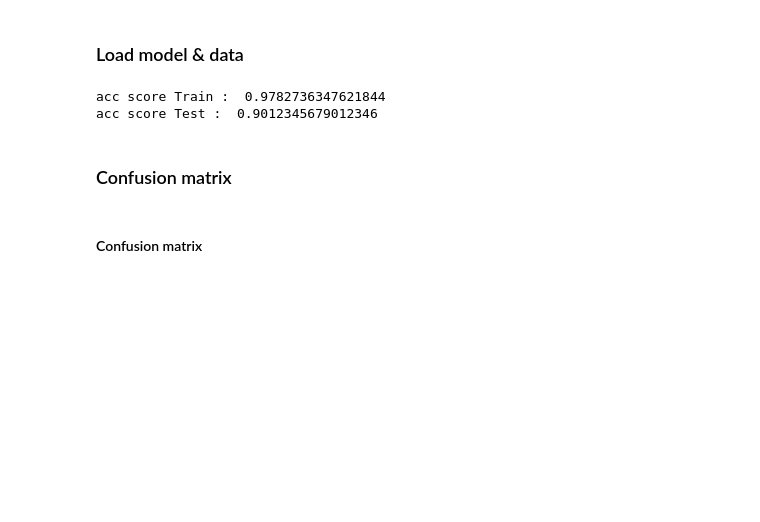
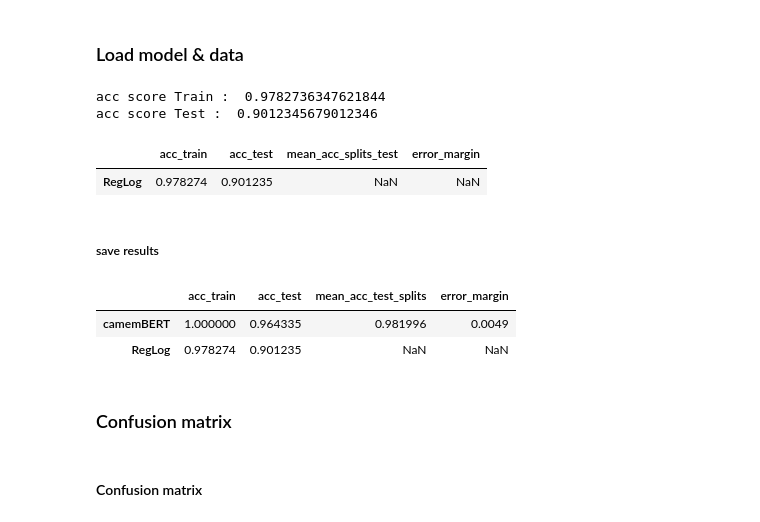
Before and after one commit to jeugregg/FakeNewsDetectionFr, a Jupyter notebook: 04_Train_evaluate_baseline.ipynb, the cells around one changed output. Cells and saved outputs as stored; diff of their text form; code cells hidden in the pictures; blank space fills up the shorter version.

```diff
--- a/04_Train_evaluate_baseline.ipynb
+++ b/04_Train_evaluate_baseline.ipynb
@@ -89,6 +90,8 @@ path_save_count_vect = PATH_FOLDER_SAVE + "/count_vect.pkl"
 path_save_tfidf_transformer = PATH_FOLDER_SAVE + "/tfidf_transformer.pkl"
 # path to save model log reg
 path_save_clf_log_reg = PATH_FOLDER_SAVE + "/clf_log_reg.pkl"
+# save df results
+PATH_DF_RES_SAVE = PATH_FOLDER_SAVE + '/df_res.pkl'
 
 RANDOM_STATE = 0
 
@@ -96,7 +99,7 @@ RANDOM_STATE = 0
 COMPUTERNAME = platform.node()
 
 # check if Google colab need Drive ?
-if re.match("^\d+", COMPUTERNAME):
+if re.match("^/content", os.getcwd()):
     print("GOOGLE COLAB MODE")
     from google.colab import drive
     drive.mount('/content/drive', force_remount=True)
@@ -532,15 +539,46 @@ X_test_tfidf = tfidf_transformer.transform(X_test_counts)
 y_train_pred = clf_log_reg.predict(X_train_tfidf)
 y_test_pred = clf_log_reg.predict(X_test_tfidf)
 
-print("acc score Train : ",
-      accuracy_score(df_news_clean[df_news_clean["train"] == True]["fake"],
-                     y_train_pred))
-print("acc score Test : ",
-      accuracy_score(df_news_clean[df_news_clean["train"] == False]["fake"],
-                     y_test_pred))
+acc_train = accuracy_score(
+    df_news_clean[df_news_clean["train"] == True]["fake"], y_train_pred)
+print("acc score Train : ", acc_train)
+
+acc_test = accuracy_score(
+    df_news_clean[df_news_clean["train"] == False]["fake"], y_test_pred)
+print("acc score Test : ", acc_test)
 # %% [output]
 acc score Train :  0.9782736347621844
 acc score Test :  0.9012345679012346
+# %%
+df_res = pd.DataFrame(index=["RegLog"],
+                      columns=["acc_train", "acc_test",
+                               "mean_acc_splits_test", "error_margin"],
+                      data=np.array([[acc_train, acc_test, np.nan, np.nan
+                                      ]]))
+df_res
+# %% [output]
+|  | acc_train | acc_test | mean_acc_splits_test | error_margin |
+| RegLog | 0.978274 | 0.901235 | NaN | NaN |
+# %% [markdown]
+##### save results
+# %%
+try:
+  df_res_disk = joblib.load(PATH_DF_RES_SAVE)
+  #df_res_in = df_res.copy()
+  try:
+    df_res_disk.loc["RegLog"] = df_res.loc["RegLog"]
+    df_res = df_res_disk.copy()
+  except:
+    df_res_disk.append(df_res)
+    df_res = df_res_disk.copy()
+except:
+  df_res_disk = None
+joblib.dump(df_res, PATH_DF_RES_SAVE)
+df_res
+# %% [output]
+|  | acc_train | acc_test | mean_acc_test_splits | error_margin |
+| camemBERT | 1.000000 | 0.964335 | 0.981996 | 0.0049 |
+| RegLog | 0.978274 | 0.901235 | NaN | NaN |
 # %% [markdown]
 ### Confusion matrix
 # %% [markdown]
```
Also changed, not shown: parts of 9 cells of this notebook.
